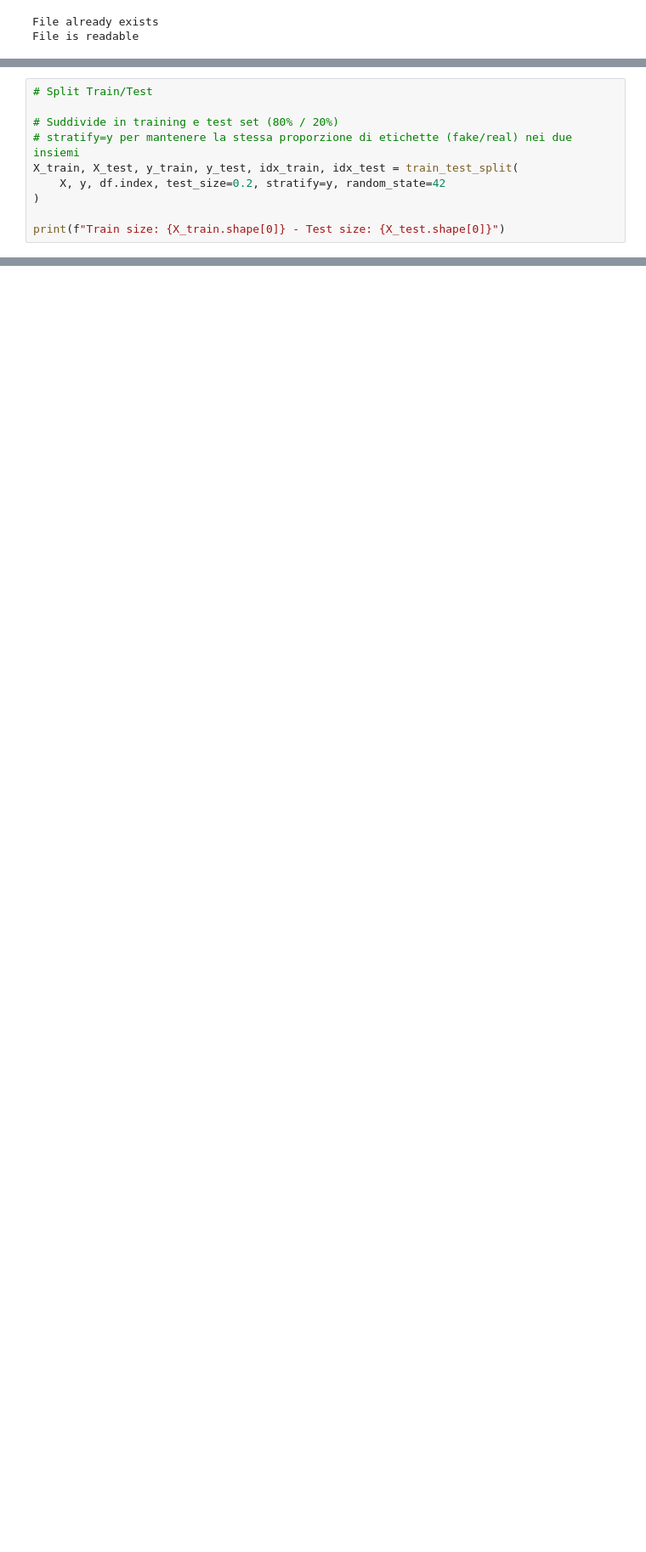
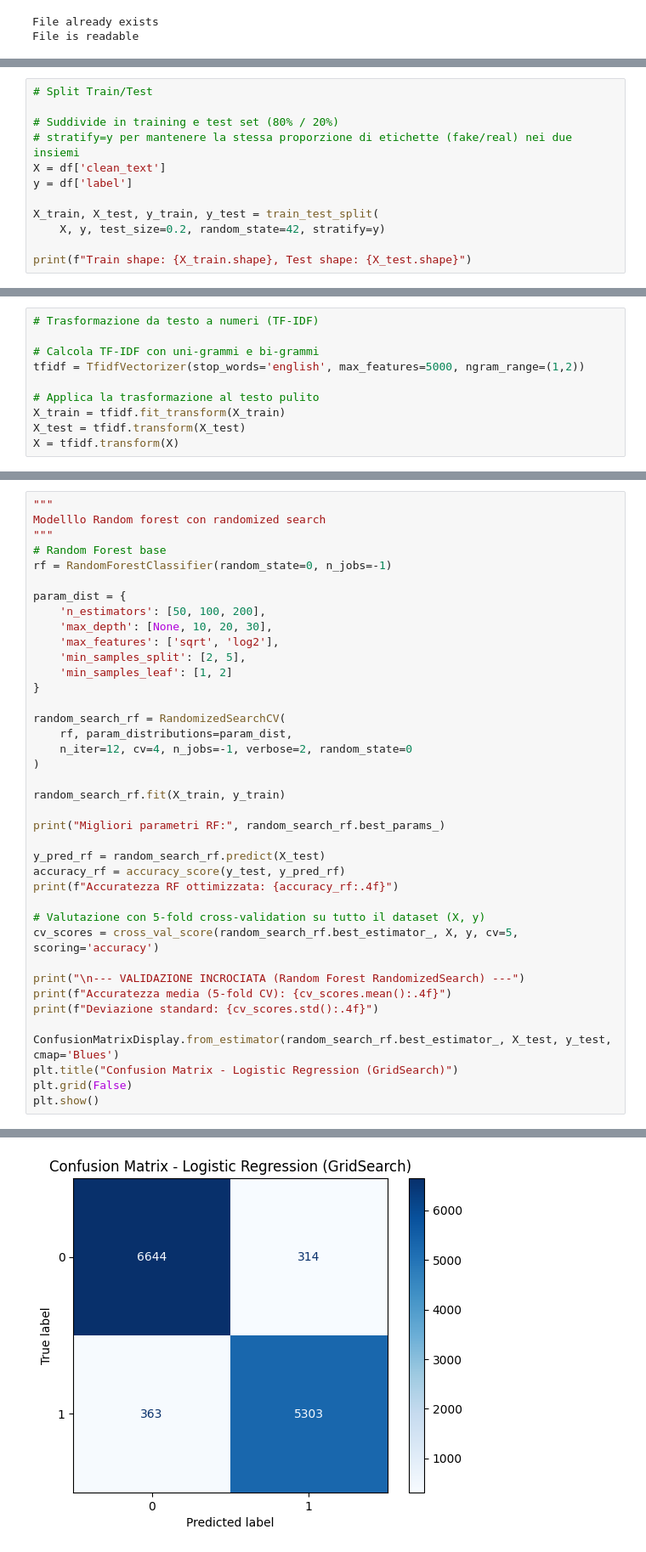
Before and after one commit to esterdegiosa03/fake-news-detection, a Jupyter notebook: prog_ml.ipynb, the cells around one changed output, grey strips where cells are left out. Shown: that part at 85% size. Cells and saved outputs as stored; diff of their text form; blank space fills up the shorter version.

```diff
--- a/prog_ml.ipynb
+++ b/prog_ml.ipynb
@@ -121,9 +109,11 @@ y = df['label'].values
 
 # Suddivide in training e test set (80% / 20%)
 # stratify=y per mantenere la stessa proporzione di etichette (fake/real) nei due insiemi
-X_train, X_test, y_train, y_test, idx_train, idx_test = train_test_split(
-    X, y, df.index, test_size=0.2, stratify=y, random_state=42
-)
+X = df['clean_text']
+y = df['label']
 
-print(f"Train size: {X_train.shape[0]} - Test size: {X_test.shape[0]}")
+X_train, X_test, y_train, y_test = train_test_split(
+    X, y, test_size=0.2, random_state=42, stratify=y)
+
+print(f"Train shape: {X_train.shape}, Test shape: {X_test.shape}")
 # %% [output]
@@ -131,3 +121,13 @@ Train size: 50495 - Test size: 12624
+# %%
+# Trasformazione da testo a numeri (TF-IDF)
+
+# Calcola TF-IDF con uni-grammi e bi-grammi
+tfidf = TfidfVectorizer(stop_words='english', max_features=5000, ngram_range=(1,2))
+
+# Applica la trasformazione al testo pulito
+X_train = tfidf.fit_transform(X_train)
+X_test = tfidf.transform(X_test)
+X = tfidf.transform(X)
 # %%
 """
 Modello di regressione logistica
@@ -244,0 +276,40 @@ Deviazione standard: 0.0035
+# %%
+"""
+Modelllo Random forest con randomized search
+"""
+# Random Forest base
+rf = RandomForestClassifier(random_state=0, n_jobs=-1)
+
+param_dist = {
+    'n_estimators': [50, 100, 200],
+    'max_depth': [None, 10, 20, 30],
+    'max_features': ['sqrt', 'log2'],
+    'min_samples_split': [2, 5],
+    'min_samples_leaf': [1, 2]
+}
+
+random_search_rf = RandomizedSearchCV(
+    rf, param_distributions=param_dist,
+    n_iter=12, cv=4, n_jobs=-1, verbose=2, random_state=0
+)
+
+random_search_rf.fit(X_train, y_train)
+
+print("Migliori parametri RF:", random_search_rf.best_params_)
+
+y_pred_rf = random_search_rf.predict(X_test)
+accuracy_rf = accuracy_score(y_test, y_pred_rf)
+print(f"Accuratezza RF ottimizzata: {accuracy_rf:.4f}")
+
+# Valutazione con 5-fold cross-validation su tutto il dataset (X, y)
+cv_scores = cross_val_score(random_search_rf.best_estimator_, X, y, cv=5, scoring='accuracy')
+
+print("\n--- VALIDAZIONE INCROCIATA (Random Forest RandomizedSearch) ---")
+print(f"Accuratezza media (5-fold CV): {cv_scores.mean():.4f}")
+print(f"Deviazione standard: {cv_scores.std():.4f}")
+
+ConfusionMatrixDisplay.from_estimator(random_search_rf.best_estimator_, X_test, y_test, cmap='Blues')
+plt.title("Confusion Matrix - Logistic Regression (GridSearch)")
+plt.grid(False)
+plt.show()
+# %% [output]
@@ -244,0 +323 @@ Deviazione standard: 0.0035
+[figure, added]
```
Also changed, not shown: parts of 23 cells of this notebook.
